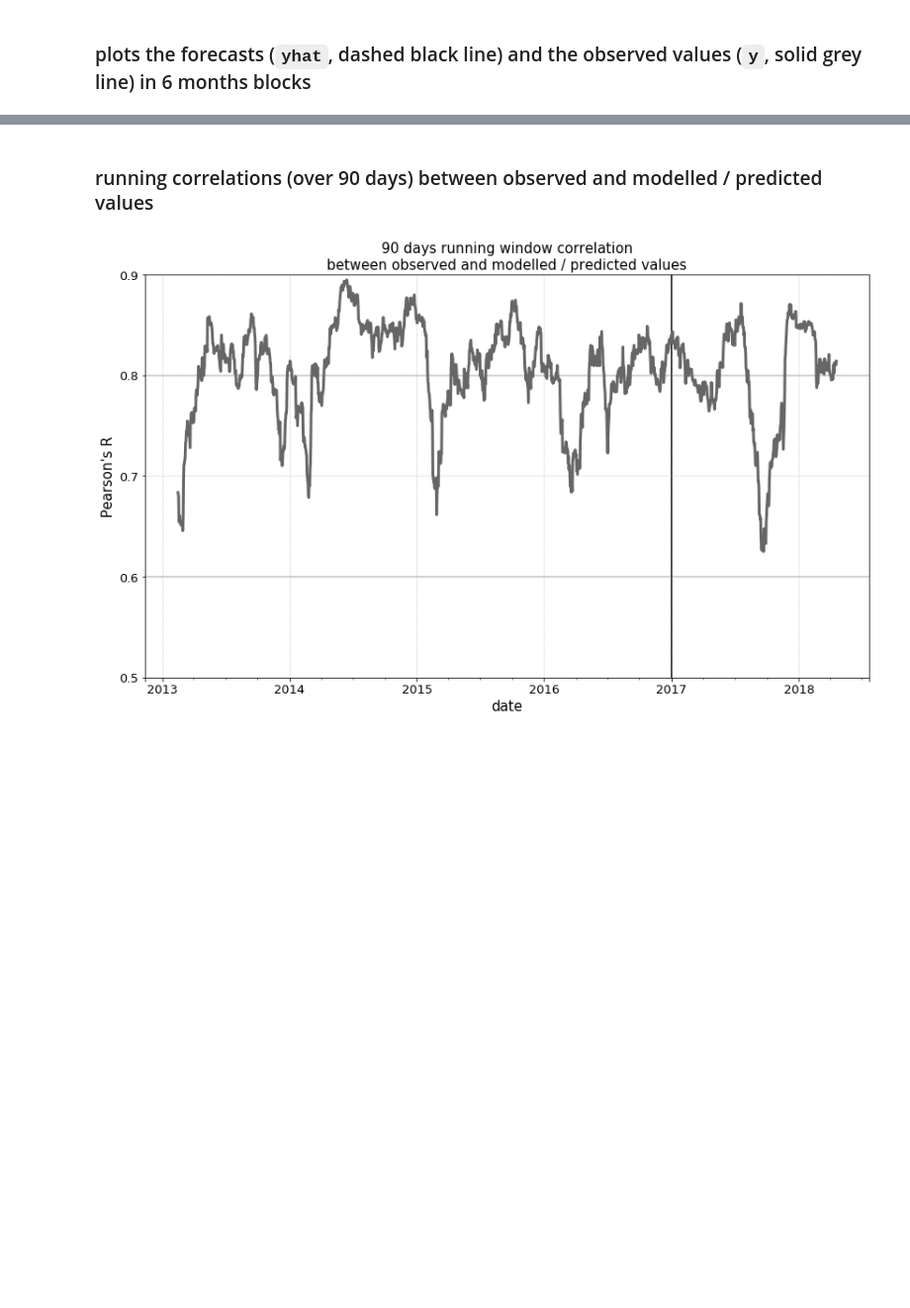
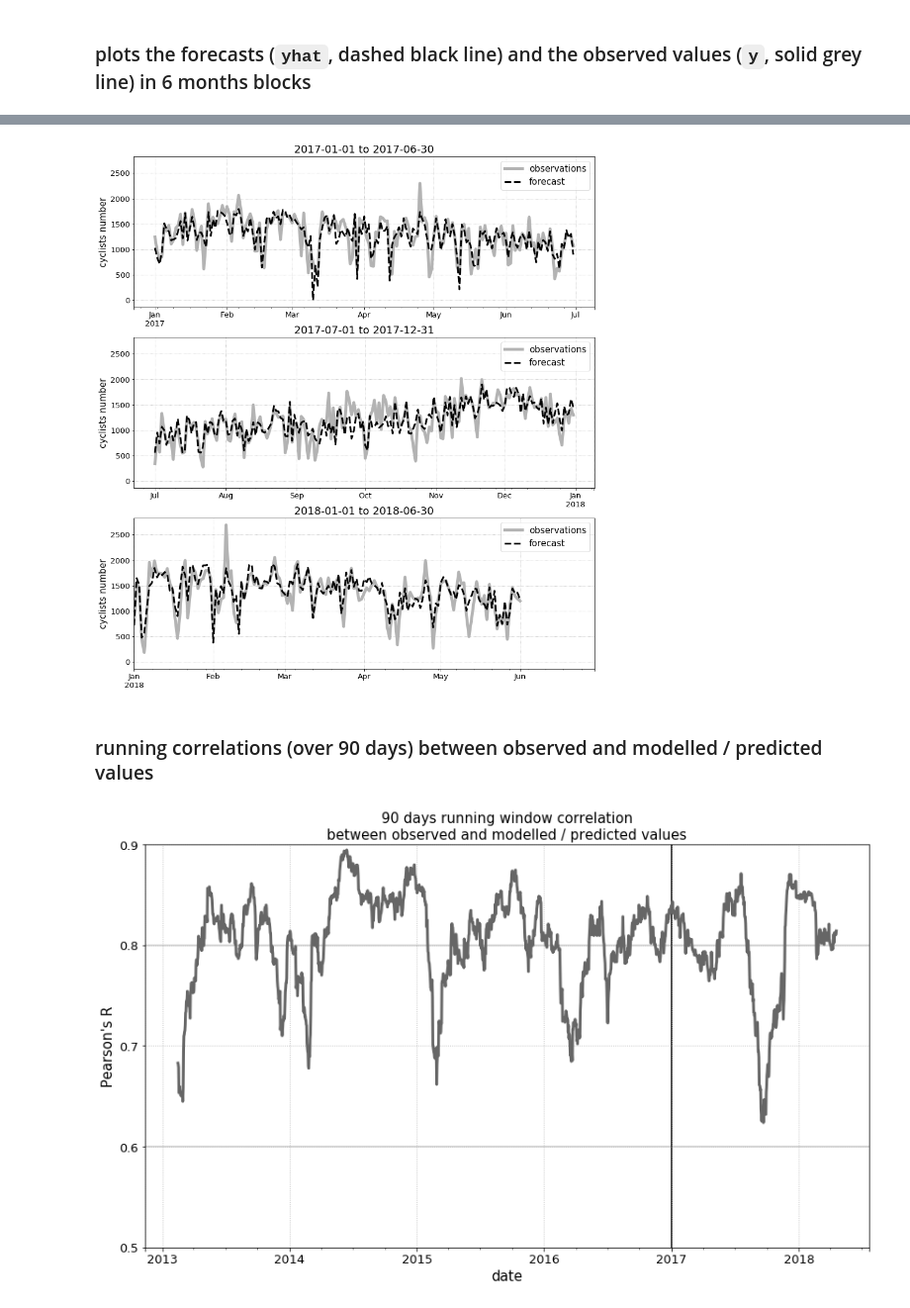
Before and after one commit to nicolasfauchereau/Auckland_Cycling, a Jupyter notebook: notebooks/Auckland_cycling_and_weather.ipynb, the cells around one changed output, grey strips where cells are left out. Shown at 99% size. Cells and saved outputs as stored; diff of their text form; code cells hidden in the pictures; blank space fills up the shorter version.

```diff
--- a/notebooks/Auckland_cycling_and_weather.ipynb
+++ b/notebooks/Auckland_cycling_and_weather.ipynb
@@ -880,3 +832,37 @@ for ext in ['png','jpeg','pdf']:
+# %%
+def make_plot_block(verif, start_date, end_date, ax=None):
+    verif.loc[start_date:end_date,['y']].plot(lw=5, ax=ax, color='0.7', ls='-')
+    verif.loc[start_date:end_date,['yhat']].plot(lw=3, ax=ax, color='k', ls='--')
+
+    ax.grid(ls=':')
+    ax.legend(['observations','forecast'], fontsize=15)
+    [l.set_fontsize(13) for l in ax.xaxis.get_ticklabels()]
+    [l.set_fontsize(13) for l in ax.yaxis.get_ticklabels()]
+    ax.set_ylabel('cyclists number', fontsize=15)
+    ax.set_xlabel('', fontsize=15)
+
+    ax.set_title(f'{start_date} to {end_date}', fontsize=18)
+# %%
+f, axes = plt.subplots(nrows=3, figsize=(14,16), sharey=True)
+
+ax = axes[0]
+
+make_plot_block(verif, '2017-01-01', '2017-06-30', ax=ax)
+
+ax = axes[1]
+
+make_plot_block(verif, '2017-07-01', '2017-12-31', ax=ax)
+
+ax = axes[2]
+
+make_plot_block(verif, '2018-01-01', '2018-06-30', ax=ax)
+
+ax.set_xlim(['2018-01-01','2018-06-30'])
+
+for ext in ['png','jpeg','pdf']:
+    f.savefig('../figures/paper/forecasts_obs_2017-08.{}'.format(ext), dpi=200)
+# %% [output]
+[figure, added]
 # %% [markdown]
 ### running correlations (over 90 days) between observed and modelled / predicted values
 # %%
```
Also changed, not shown: parts of 13 cells of this notebook.
